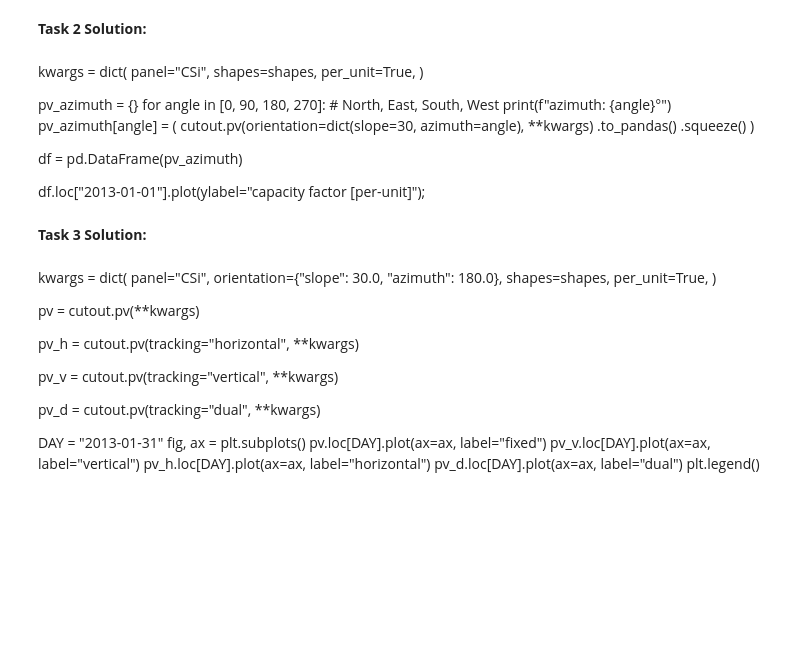
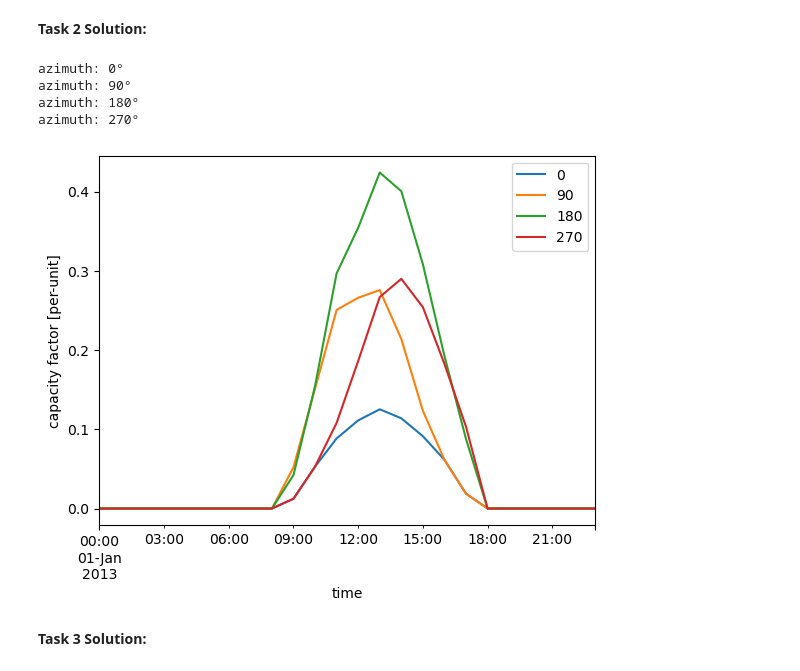
Before and after one commit to fneum/data-science-for-esm, a Jupyter notebook: data-science-for-esm/06-workshop-atlite-solution.ipynb, the cells around one changed output. Cells and saved outputs as stored; diff of their text form; code cells hidden in the pictures; blank space fills up the shorter version.

```diff
--- a/data-science-for-esm/06-workshop-atlite-solution.ipynb
+++ b/data-science-for-esm/06-workshop-atlite-solution.ipynb
@@ -106,46 +121,29 @@ print("The optimal slope is {:.0f}°".format(best))
 # %% [markdown]
 **Task 2 Solution:**
-# %% [markdown]
-kwargs = dict(
-    panel="CSi",
-    shapes=shapes,
-    per_unit=True,
-)
-
-pv_azimuth = {}
-for angle in [0, 90, 180, 270]:  # North, East, South, West
-    print(f"azimuth: {angle}°")
-    pv_azimuth[angle] = (
-        cutout.pv(orientation=dict(slope=30, azimuth=angle), **kwargs)
-        .to_pandas()
-        .squeeze()
-    )
-
-df = pd.DataFrame(pv_azimuth)
-
-df.loc["2013-01-01"].plot(ylabel="capacity factor [per-unit]");
+# %%
+kwargs = dict(
+    panel="CSi",
+    shapes=shapes,
+    per_unit=True,
+)
+
+pv_azimuth = {}
+for angle in [0, 90, 180, 270]:  # North, East, South, West
+    print(f"azimuth: {angle}°")
+    pv_azimuth[angle] = (
+        cutout.pv(orientation=dict(slope=30, azimuth=angle), **kwargs)
+        .to_pandas()
+        .squeeze()
+    )
+
+df = pd.DataFrame(pv_azimuth)
+
+df.loc["2013-01-01"].plot(ylabel="capacity factor [per-unit]");
+# %% [output]
+azimuth: 0°
+azimuth: 90°
+azimuth: 180°
+azimuth: 270°
+[figure, added]
 # %% [markdown]
 **Task 3 Solution:**
-# %% [markdown]
-kwargs = dict(
-    panel="CSi",
-    orientation={"slope": 30.0, "azimuth": 180.0},
-    shapes=shapes,
-    per_unit=True,
-)
-
-pv = cutout.pv(**kwargs)
-
-pv_h = cutout.pv(tracking="horizontal", **kwargs)
-
-pv_v = cutout.pv(tracking="vertical", **kwargs)
-
-pv_d = cutout.pv(tracking="dual", **kwargs)
-
-DAY = "2013-01-31"
-fig, ax = plt.subplots()
-pv.loc[DAY].plot(ax=ax, label="fixed")
-pv_v.loc[DAY].plot(ax=ax, label="vertical")
-pv_h.loc[DAY].plot(ax=ax, label="horizontal")
-pv_d.loc[DAY].plot(ax=ax, label="dual")
-plt.legend()
```
Also changed, not shown: parts of 4 cells of this notebook, 1 other file.
